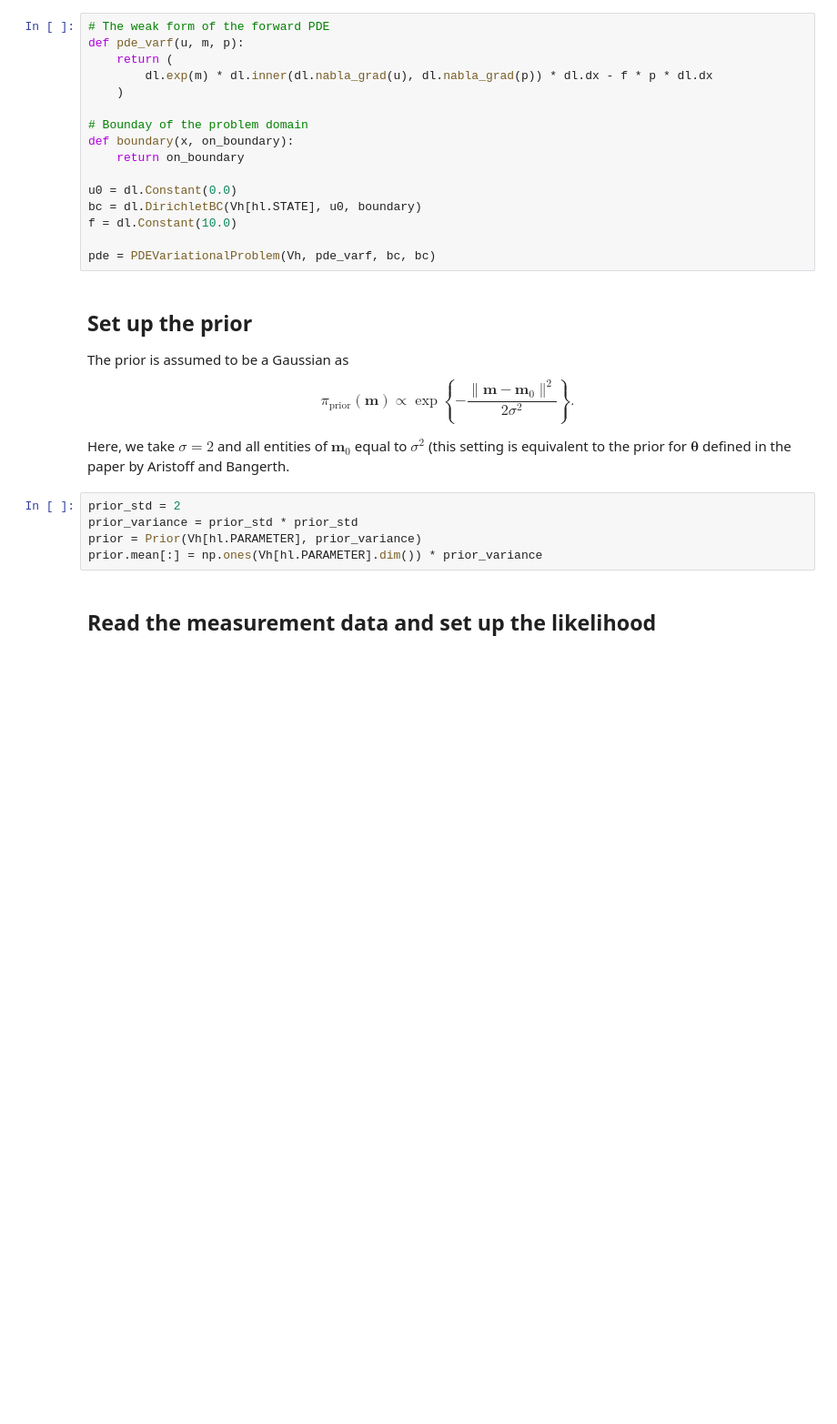
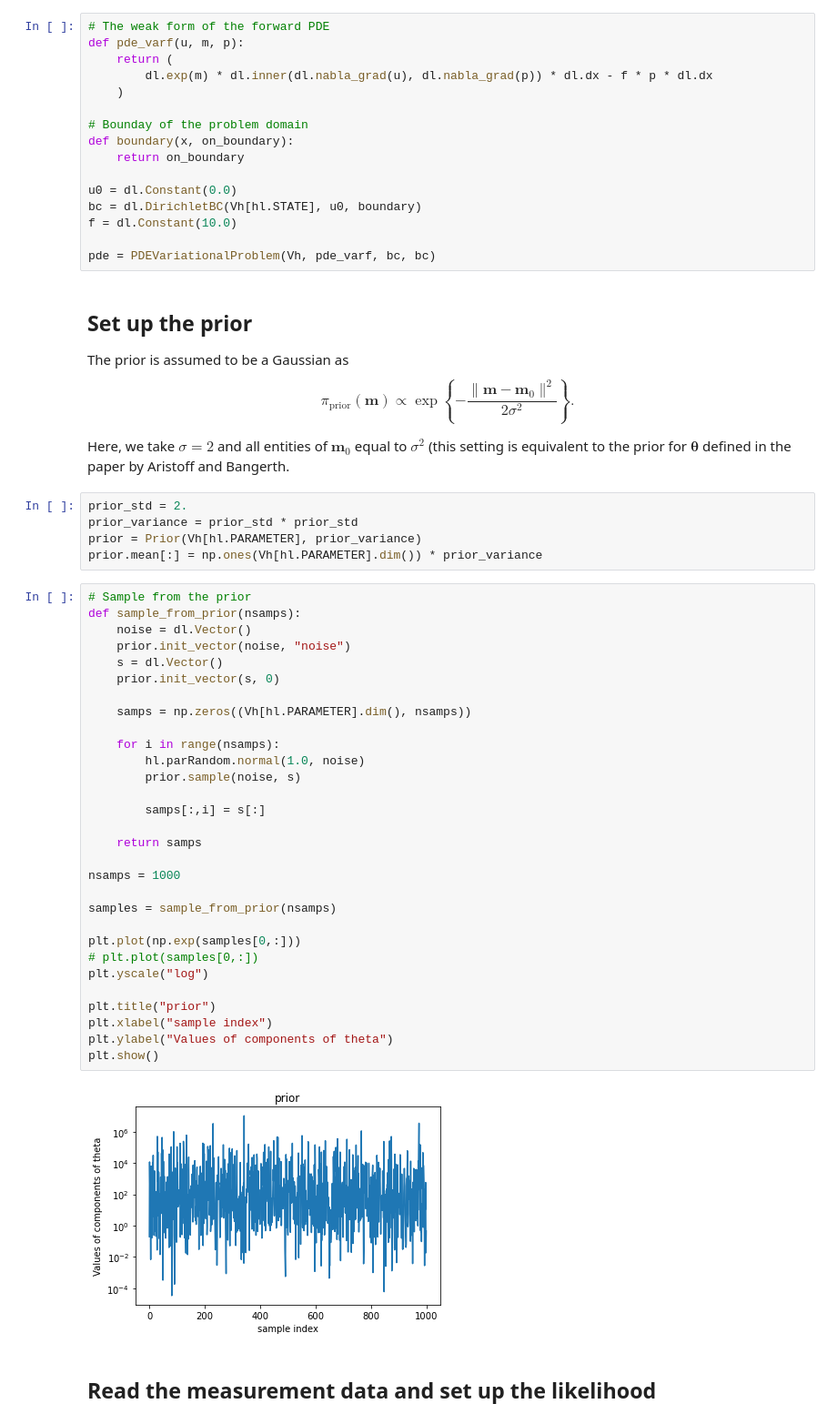
Before and after one commit to hippylib/hippylib2muq, a Jupyter notebook: examples/poisson_benchmark/poisson_benchmark.ipynb, the cells around one changed output. Shown: that part at 91% size. Drawn from its saved outputs; the diff is of its cells as text; blank space fills up the shorter version.

```diff
--- a/examples/poisson_benchmark/poisson_benchmark.ipynb
+++ b/examples/poisson_benchmark/poisson_benchmark.ipynb
@@ -520,10 +539,42 @@ $$
 
 Here, we take $\sigma = 2$ and all entities of $\mathbf{m}_0$ equal to $\sigma^2$ (this setting is equivalent to the prior for $\boldsymbol{\theta}$ defined in the paper by Aristoff and Bangerth.
 # %%
-prior_std = 2
+prior_std = 2.
 prior_variance = prior_std * prior_std
 prior = Prior(Vh[hl.PARAMETER], prior_variance)
 prior.mean[:] = np.ones(Vh[hl.PARAMETER].dim()) * prior_variance
+# %%
+# Sample from the prior
+def sample_from_prior(nsamps):
+    noise = dl.Vector()
+    prior.init_vector(noise, "noise")
+    s = dl.Vector()
+    prior.init_vector(s, 0)
+
+    samps = np.zeros((Vh[hl.PARAMETER].dim(), nsamps))
+
+    for i in range(nsamps):
+        hl.parRandom.normal(1.0, noise)
+        prior.sample(noise, s)
+
+        samps[:,i] = s[:]
+
+    return samps
+
+nsamps = 1000
+
+samples = sample_from_prior(nsamps)
+
+plt.plot(np.exp(samples[0,:]))
+# plt.plot(samples[0,:])
+plt.yscale("log")
+
+plt.title("prior")
+plt.xlabel("sample index")
+plt.ylabel("Values of components of theta")
+plt.show()
+# %% [output]
+[figure, added]
 # %% [markdown]
 ## Read the measurement data and set up the likelihood
 # %%
```
Also changed, not shown: parts of 21 cells of this notebook, 21 other files.
